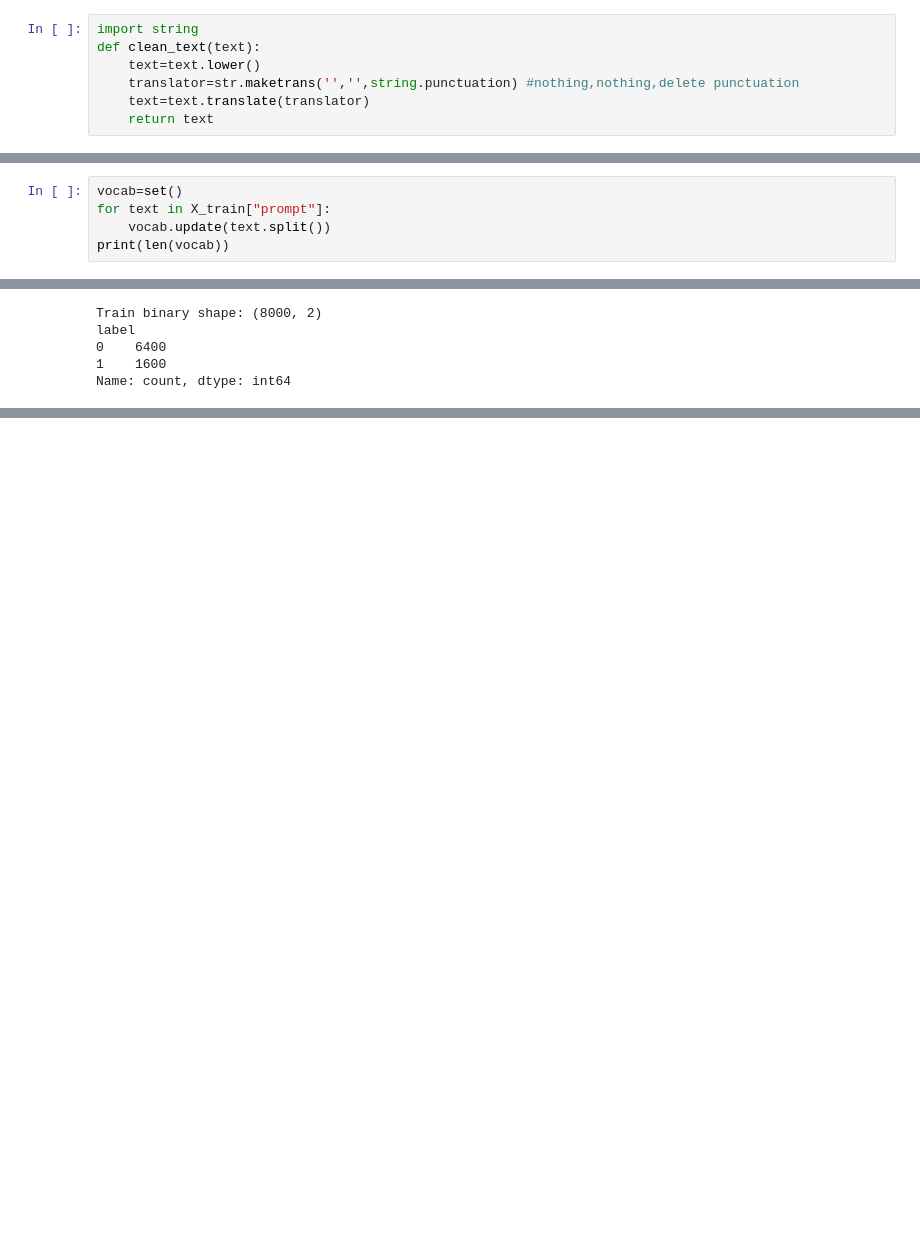
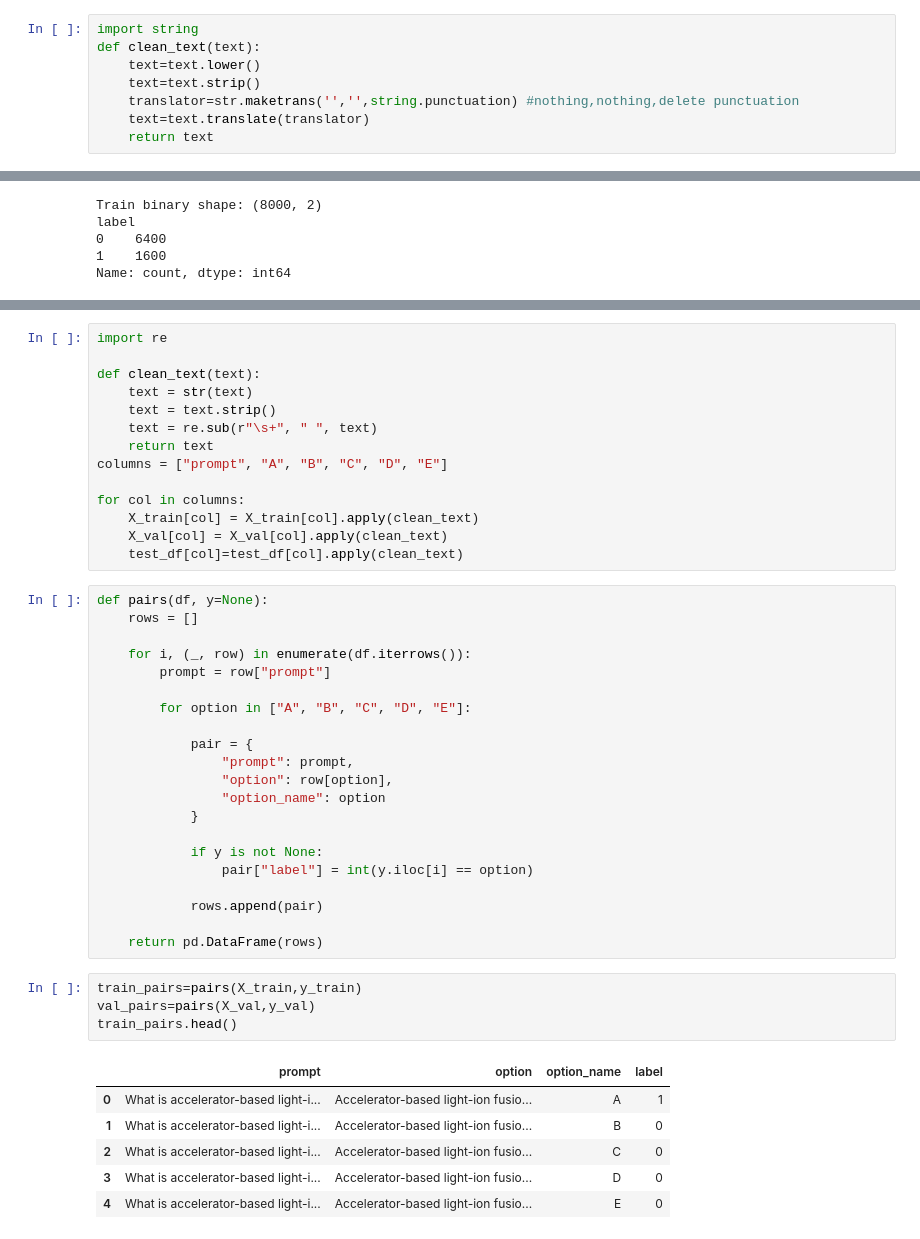
Before and after one commit to 23f2005464/-Smart-MCQ-Solver-Challenge, a Jupyter notebook: notebooks/main.ipynb, the cells around one changed output, grey strips where cells are left out. Cells and saved outputs as stored; diff of their text form; blank space fills up the shorter version.

```diff
--- a/notebooks/main.ipynb
+++ b/notebooks/main.ipynb
@@ -137,6 +127,7 @@ print(has_punctuation.unique())
 import string
 def clean_text(text):
     text=text.lower()
+    text=text.strip()
     translator=str.maketrans('','',string.punctuation) #nothing,nothing,delete punctuation
     text=text.translate(translator)
     return text
@@ -153,8 +143,3 @@ has_punctuation = X_train["prompt"].apply(
 print(has_punctuation.unique())
 # %% [output]
 [False]
-# %%
-vocab=set()
-for text in X_train["prompt"]:
-    vocab.update(text.split())
-print(len(vocab))
@@ -386,0 +469,46 @@ Submission saved!
+# %%
+import re
+
+def clean_text(text):
+    text = str(text)
+    text = text.strip()
+    text = re.sub(r"\s+", " ", text)
+    return text
+columns = ["prompt", "A", "B", "C", "D", "E"]
+
+for col in columns:
+    X_train[col] = X_train[col].apply(clean_text)
+    X_val[col] = X_val[col].apply(clean_text)
+    test_df[col]=test_df[col].apply(clean_text)
+# %%
+def pairs(df, y=None):
+    rows = []
+
+    for i, (_, row) in enumerate(df.iterrows()):
+        prompt = row["prompt"]
+
+        for option in ["A", "B", "C", "D", "E"]:
+
+            pair = {
+                "prompt": prompt,
+                "option": row[option],
+                "option_name": option
+            }
+
+            if y is not None:
+                pair["label"] = int(y.iloc[i] == option)
+
+            rows.append(pair)
+
+    return pd.DataFrame(rows)
+# %%
+train_pairs=pairs(X_train,y_train)
+val_pairs=pairs(X_val,y_val)
+train_pairs.head()
+# %% [output]
+|  | prompt | option | option_name | label |
+| 0 | What is accelerator-based light-i... | Accelerator-based light-ion fusio... | A | 1 |
+| 1 | What is accelerator-based light-i... | Accelerator-based light-ion fusio... | B | 0 |
+| 2 | What is accelerator-based light-i... | Accelerator-based light-ion fusio... | C | 0 |
+| 3 | What is accelerator-based light-i... | Accelerator-based light-ion fusio... | D | 0 |
+| 4 | What is accelerator-based light-i... | Accelerator-based light-ion fusio... | E | 0 |
```
Also changed, not shown: parts of 55 cells of this notebook.
